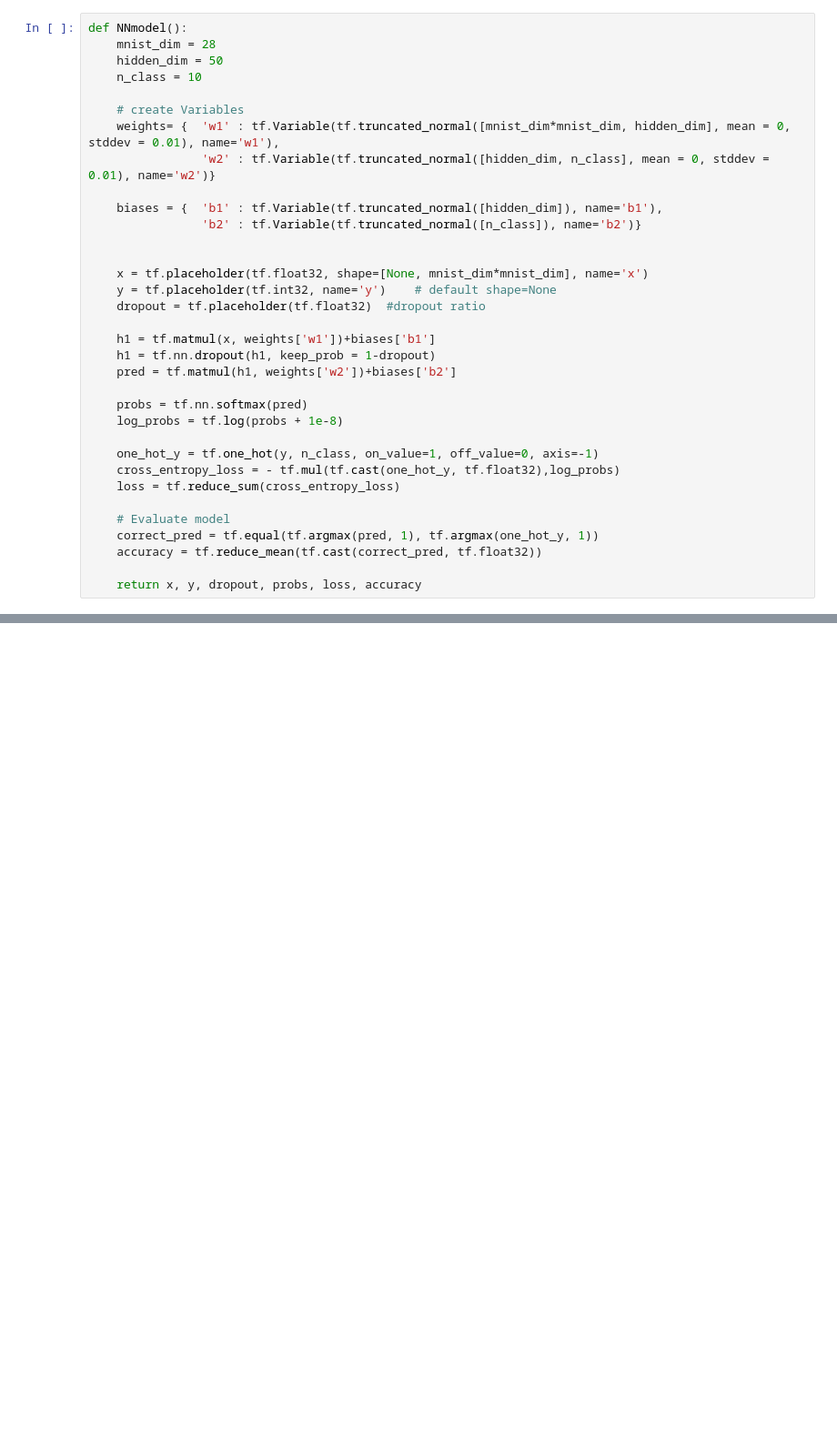
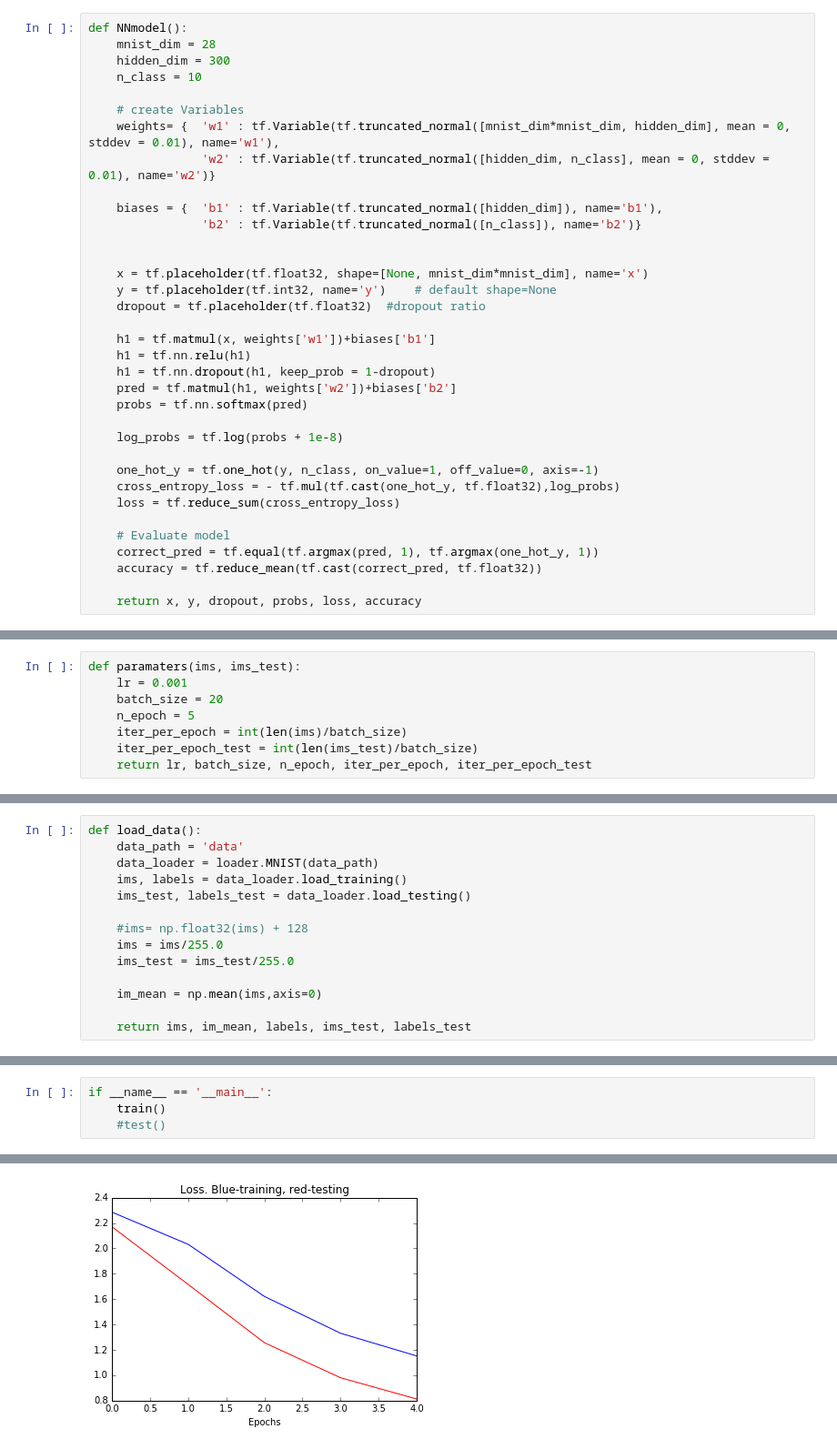
Before and after one commit to zxcv0258tw/TSMC_homework1, a Jupyter notebook: NN.ipynb, the cells around one changed output, grey strips where cells are left out. Shown at 91% size. Cells and saved outputs as stored; diff of their text form; blank space fills up the shorter version.

```diff
--- a/NN.ipynb
+++ b/NN.ipynb
@@ -9,7 +24,7 @@ import matplotlib.pyplot as plt
 # %%
 def NNmodel():
     mnist_dim = 28
-    hidden_dim = 50
+    hidden_dim = 300
     n_class = 10
 
     # create Variables
@@ -25,10 +40,11 @@ def NNmodel():
     dropout = tf.placeholder(tf.float32)  #dropout ratio
 
     h1 = tf.matmul(x, weights['w1'])+biases['b1']
+    h1 = tf.nn.relu(h1)
     h1 = tf.nn.dropout(h1, keep_prob = 1-dropout)
     pred = tf.matmul(h1, weights['w2'])+biases['b2']
+    probs = tf.nn.softmax(pred)
 
-    probs = tf.nn.softmax(pred)
     log_probs = tf.log(probs + 1e-8)
 
     one_hot_y = tf.one_hot(y, n_class, on_value=1, off_value=0, axis=-1)
@@ -42,0 +69,8 @@ def NNmodel():
+# %%
+def paramaters(ims, ims_test):
+    lr = 0.001
+    batch_size = 20
+    n_epoch = 5
+    iter_per_epoch = int(len(ims)/batch_size)
+    iter_per_epoch_test = int(len(ims_test)/batch_size)
+    return lr, batch_size, n_epoch, iter_per_epoch, iter_per_epoch_test
@@ -43,2 +95,16 @@ def NNmodel():
+# %%
+def load_data():
+    data_path = 'data'
+    data_loader = loader.MNIST(data_path)
+    ims, labels = data_loader.load_training()
+    ims_test, labels_test = data_loader.load_testing()
+
+    #ims= np.float32(ims) + 128
+    ims = ims/255.0
+    ims_test = ims_test/255.0
+
+    im_mean = np.mean(ims,axis=0)
+
+    return ims, im_mean, labels, ims_test, labels_test
 # %%
 
@@ -130,0 +222,5 @@ Training_loss= 0.886003  Training_Accuracy=0.735100      Testing_loss= 0.675827
+# %%
+if __name__ == '__main__':
+    train()
+    #test()
+# %% [output]
@@ -130,0 +238 @@ Training_loss= 0.886003  Training_Accuracy=0.735100      Testing_loss= 0.675827
+[figure, added]
```
Also changed, not shown: parts of 11 cells of this notebook, 12 other files.
